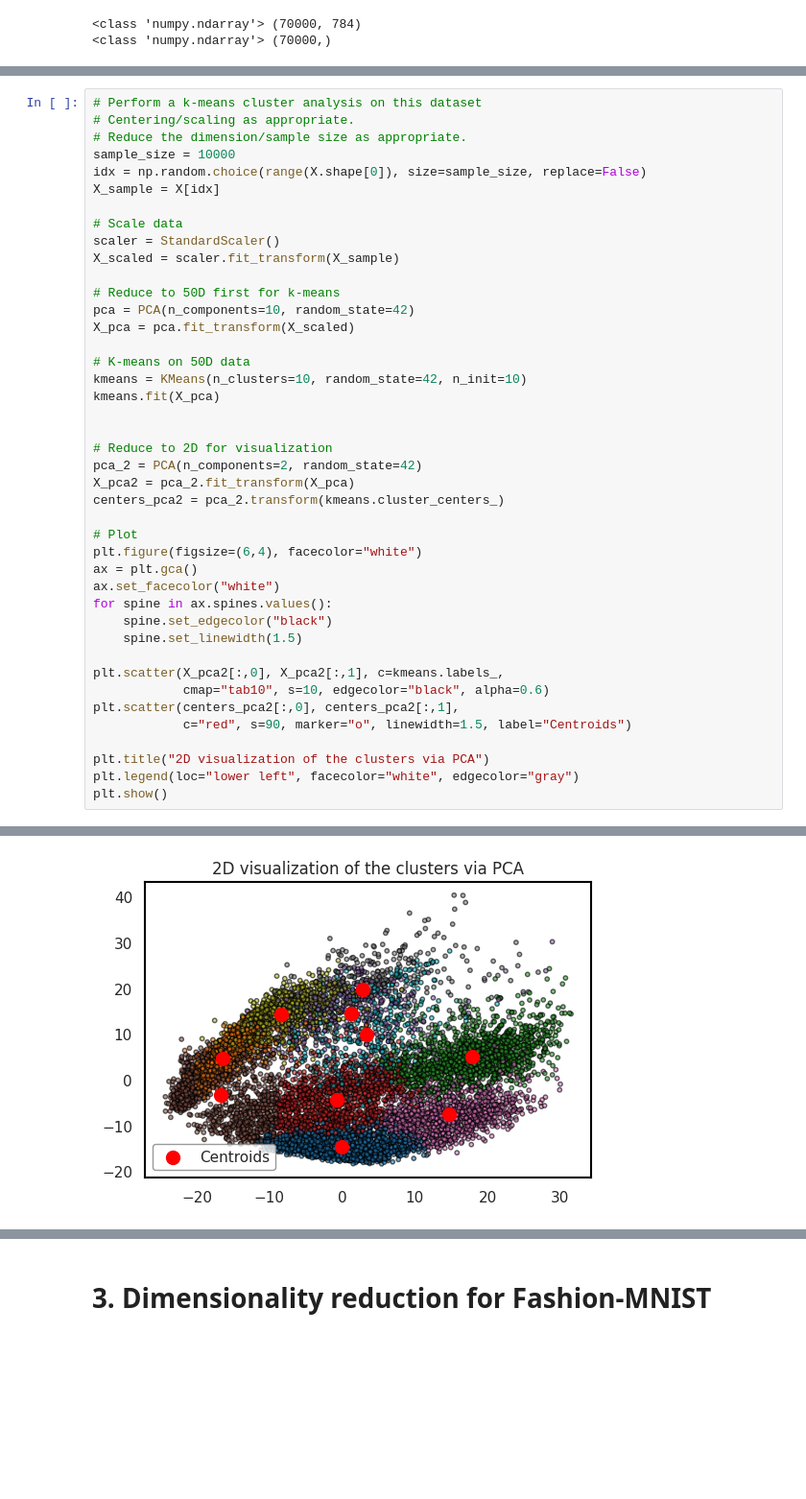
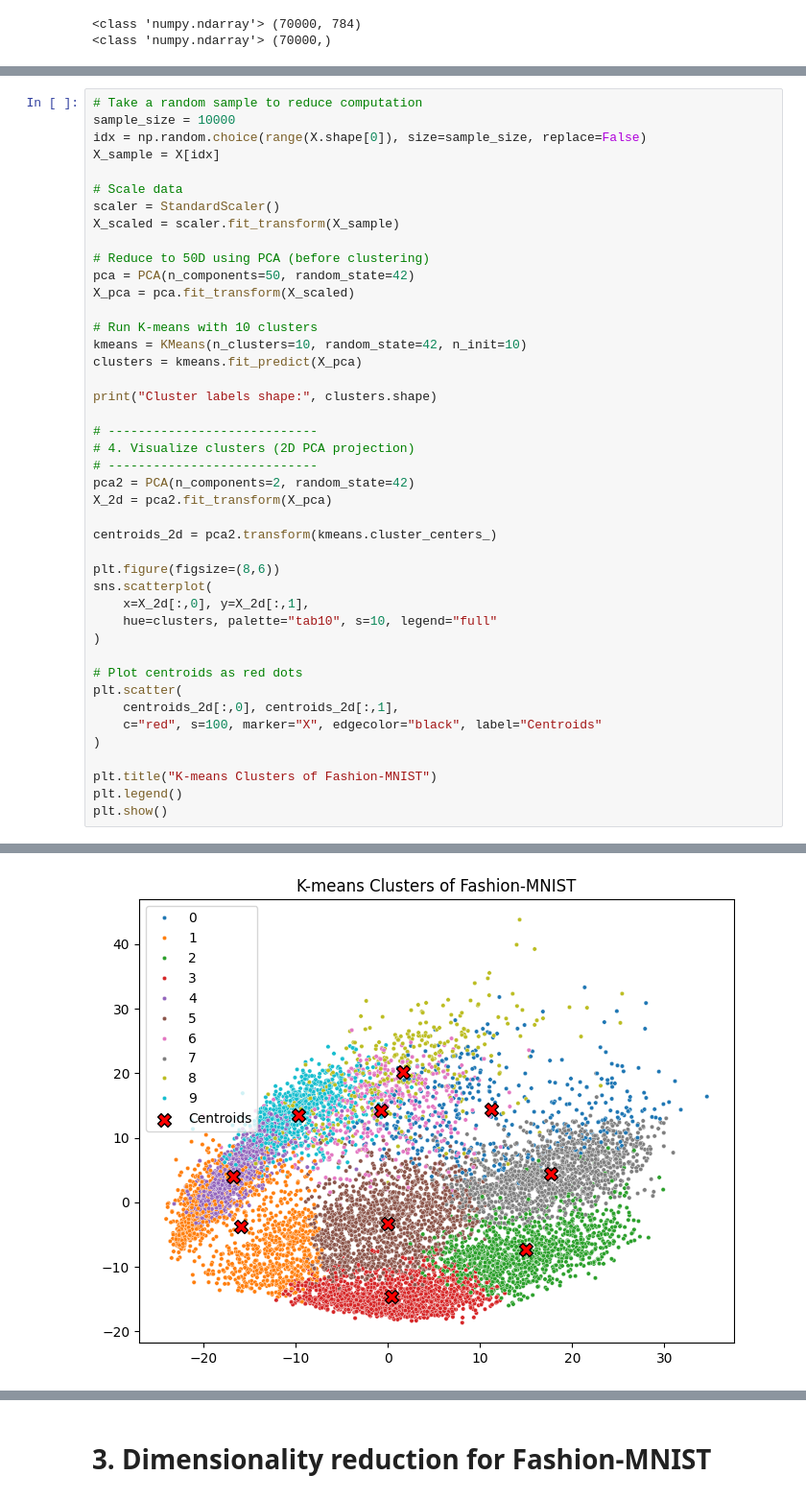
Before and after one commit to kayleepho/MATH-5750-Project-2, a Jupyter notebook: project2.ipynb, the cells around one changed output, grey strips where cells are left out. Shown at 96% size. Saved outputs shown, nothing was run; the diff lists cells and outputs as text; blank space fills up the shorter version.

```diff
--- a/project2.ipynb
+++ b/project2.ipynb
@@ -175,7 +175,5 @@ plt.show()
 # %%
-# Perform a k-means cluster analysis on this dataset
-# Centering/scaling as appropriate.
-# Reduce the dimension/sample size as appropriate.
+# Take a random sample to reduce computation
 sample_size = 10000
 idx = np.random.choice(range(X.shape[0]), size=sample_size, replace=False)
 X_sample = X[idx]
@@ -184,34 +182,37 @@ X_sample = X[idx]
 scaler = StandardScaler()
 X_scaled = scaler.fit_transform(X_sample)
 
-# Reduce to 50D first for k-means
-pca = PCA(n_components=10, random_state=42)
+# Reduce to 50D using PCA (before clustering)
+pca = PCA(n_components=50, random_state=42)
 X_pca = pca.fit_transform(X_scaled)
 
-# K-means on 50D data
+# Run K-means with 10 clusters
 kmeans = KMeans(n_clusters=10, random_state=42, n_init=10)
-kmeans.fit(X_pca)
+clusters = kmeans.fit_predict(X_pca)
 
+print("Cluster labels shape:", clusters.shape)
 
-# Reduce to 2D for visualization
-pca_2 = PCA(n_components=2, random_state=42)
-X_pca2 = pca_2.fit_transform(X_pca)
-centers_pca2 = pca_2.transform(kmeans.cluster_centers_)
+# ----------------------------
+# 4. Visualize clusters (2D PCA projection)
+# ----------------------------
+pca2 = PCA(n_components=2, random_state=42)
+X_2d = pca2.fit_transform(X_pca)
 
-# Plot
-plt.figure(figsize=(6,4), facecolor="white")
-ax = plt.gca()
-ax.set_facecolor("white")
-for spine in ax.spines.values():
-    spine.set_edgecolor("black")
-    spine.set_linewidth(1.5)
+centroids_2d = pca2.transform(kmeans.cluster_centers_)
 
-plt.scatter(X_pca2[:,0], X_pca2[:,1], c=kmeans.labels_,
-            cmap="tab10", s=10, edgecolor="black", alpha=0.6)
-plt.scatter(centers_pca2[:,0], centers_pca2[:,1],
-            c="red", s=90, marker="o", linewidth=1.5, label="Centroids")
+plt.figure(figsize=(8,6))
+sns.scatterplot(
+    x=X_2d[:,0], y=X_2d[:,1],
+    hue=clusters, palette="tab10", s=10, legend="full"
+)
 
-plt.title("2D visualization of the clusters via PCA")
-plt.legend(loc="lower left", facecolor="white", edgecolor="gray")
+# Plot centroids as red dots
+plt.scatter(
+    centroids_2d[:,0], centroids_2d[:,1],
+    c="red", s=100, marker="X", edgecolor="black", label="Centroids"
+)
+
+plt.title("K-means Clusters of Fashion-MNIST")
+plt.legend()
 plt.show()
 # %% [output]
@@ -218 +220 @@ plt.show()
-[figure, old version]
+[figure, new version]
```
Also changed, not shown: parts of 3 cells of this notebook.
